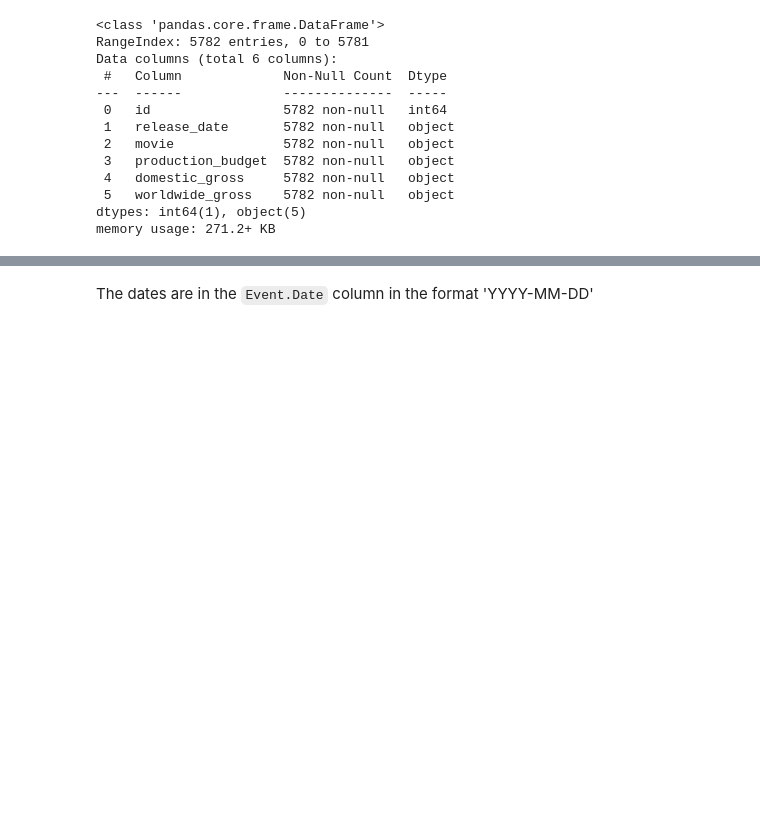
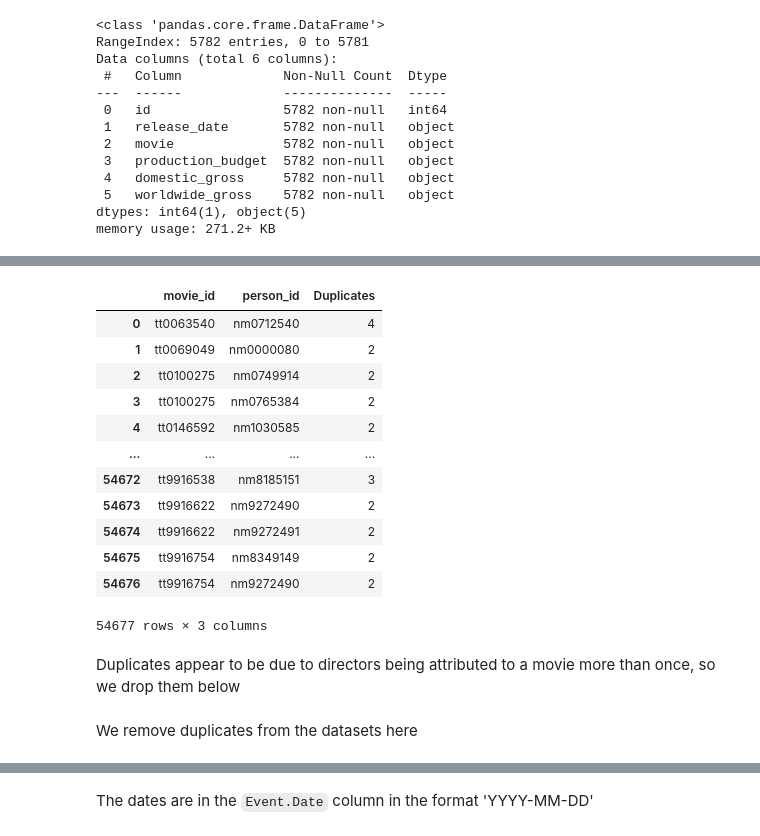
Before and after one commit to jamesleemeredith/Box-Office-Analysis, a Jupyter notebook: code/data_cleaning.ipynb, the cells around one changed output, grey strips where cells are left out. Drawn from its saved outputs; the diff is of its cells as text; code cells hidden in the pictures; blank space fills up the shorter version.

```diff
--- a/code/data_cleaning.ipynb
+++ b/code/data_cleaning.ipynb
@@ -474,0 +424,22 @@ memory usage: 16.7+ MB
+# %%
+# Loop through each table and display its head using pandas
+df = pd.read_sql_query(f"SELECT movie_id,person_id, COUNT(*) as 'Duplicates' from directors GROUP BY movie_id,person_id HAVING COUNT(*) > 1", conn)
+df
+# %% [output]
+|  | movie_id | person_id | Duplicates |
+| 0 | tt0063540 | nm0712540 | 4 |
+| 1 | tt0069049 | nm0000080 | 2 |
+| 2 | tt0100275 | nm0749914 | 2 |
+| 3 | tt0100275 | nm0765384 | 2 |
+| 4 | tt0146592 | nm1030585 | 2 |
+| ... | ... | ... | ... |
+| 54672 | tt9916538 | nm8185151 | 3 |
+| 54673 | tt9916622 | nm9272490 | 2 |
+| 54674 | tt9916622 | nm9272491 | 2 |
+| 54675 | tt9916754 | nm8349149 | 2 |
+| 54676 | tt9916754 | nm9272490 | 2 |
+54677 rows × 3 columns
+# %% [markdown]
+Duplicates appear to be due to directors being attributed to a movie more than once, so we drop them below
+# %% [markdown]
+We remove duplicates from the datasets here
```
Also changed, not shown: parts of 131 cells of this notebook, 1 other file.
